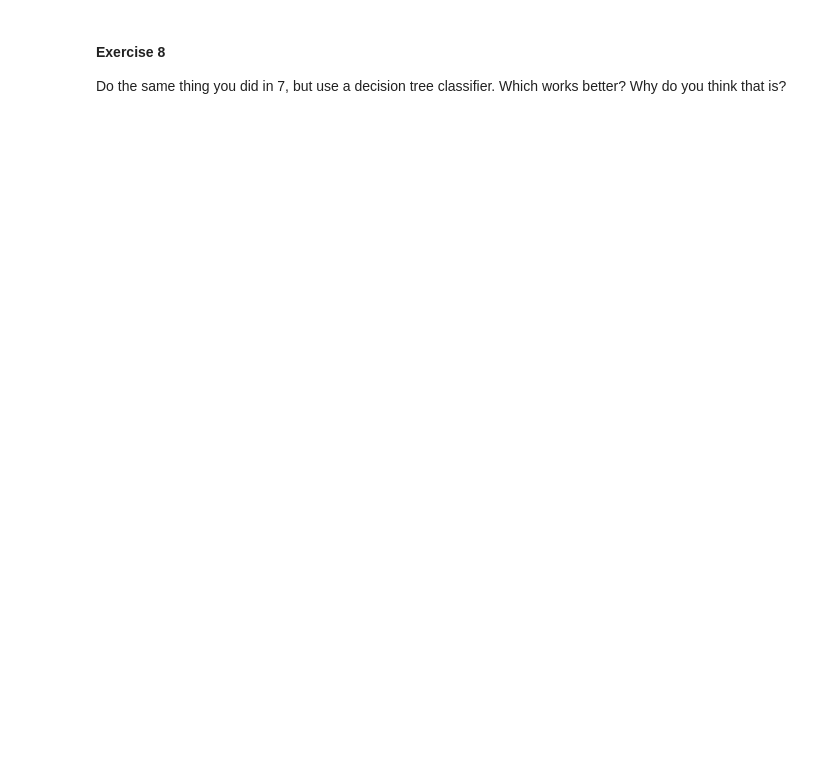
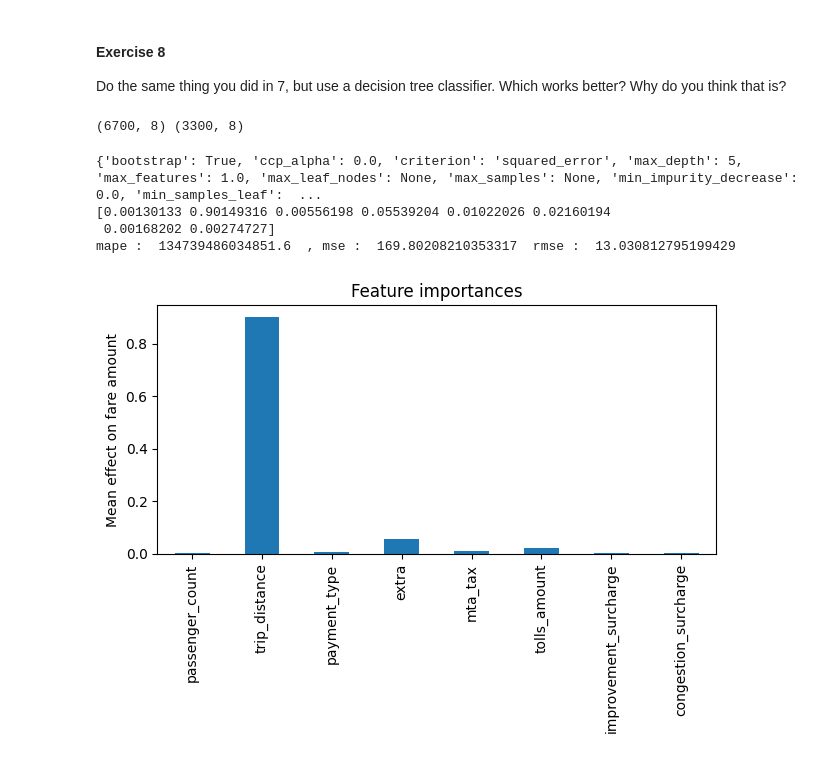
Before and after one commit to himanshu-hegde-syr/warm-up-assignment2, a Jupyter notebook: assignment.ipynb, the cells around one changed output. Saved outputs shown, nothing was run; the diff lists cells and outputs as text; code cells hidden in the pictures; blank space fills up the shorter version.

```diff
--- a/assignment.ipynb
+++ b/assignment.ipynb
@@ -32,3 +234,54 @@ Use a logistic regression classifier and a simple train / test split, find a sub
 #### Exercise 8
 
 Do the same thing you did in 7, but use a decision tree classifier.  Which works better? Why do you think that is?
+# %%
+# Use Random Forest Regressor
+
+
+
+#Create train test split
+X_train, X_test, y_train, y_test = train_test_split(X, y, test_size=0.33, random_state=42)
+
+print(X_train.shape,X_test.shape)
+
+# Run random forest regressor with Default Params
+model_rf = RandomForestRegressor(max_depth=5, random_state=0)
+model_rf.fit(X_train, y_train)
+
+#Predict
+y_pred = model_rf.predict(X_test)
+
+
+print(model_rf.get_params(deep=True))
+
+#Accuracy Statistics
+mape_rf = mean_absolute_percentage_error(y_test,y_pred)
+mse_rf = mean_squared_error(y_true=y_test, y_pred=y_pred, squared=True)
+rmse_rf = mean_squared_error(y_true=y_test, y_pred=y_pred, squared=False)
+print("mape : ",mape_rf, " , mse : ",mse_lr , " rmse : ",rmse_lr)
+
+#Get Feature Importance
+forest_importances = pd.Series(model_rf.feature_importances_, index=X_test.columns)
+
+fig, ax = plt.subplots()
+forest_importances.plot.bar( ax=ax)
+ax.set_title("Feature importances")
+ax.set_ylabel("Mean effect on fare amount")
+fig.tight_layout()
+
+
+"""
+In this case - Linear regression is more accurate than decision tree. However, more often than not - decision trees are more accurate than regular linear regression models.
+Linear regression, however, is more explainable - as coefficients are highly interpretable. Decision trees such as random forest are interpretable up to a point - by studying feature importance - but the direct impact on y is not as interpretable.
+This is because they use gini impurity/ entropy to form its trees - and these can be misleading to interpret due to factors such as high cardinality.
+
+Decision trees, however, in most cases, are more accurate with non-linear data as compared to regular linear regression.
+
+"""
+# %% [output]
+(6700, 8) (3300, 8)
+{'bootstrap': True, 'ccp_alpha': 0.0, 'criterion': 'squared_error', 'max_depth': 5, 'max_features': 1.0, 'max_leaf_nodes': None, 'max_samples': None, 'min_impurity_decrease': 0.0, 'min_samples_leaf':  ...
+[0.00130133 0.90149316 0.00556198 0.05539204 0.01022026 0.02160194
+ 0.00168202 0.00274727]
+mape :  134739486034851.6  , mse :  169.80208210353317  rmse :  13.030812795199429
+[figure, added]
```
Also changed, not shown: parts of 9 cells of this notebook.
